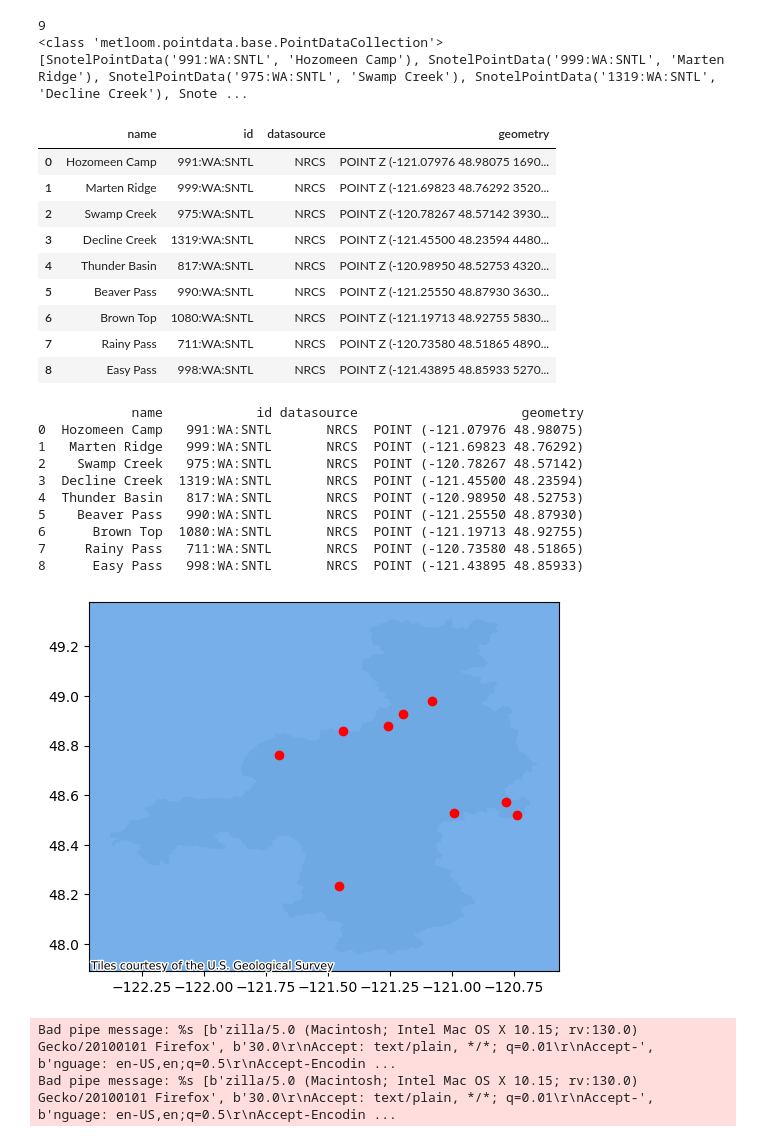
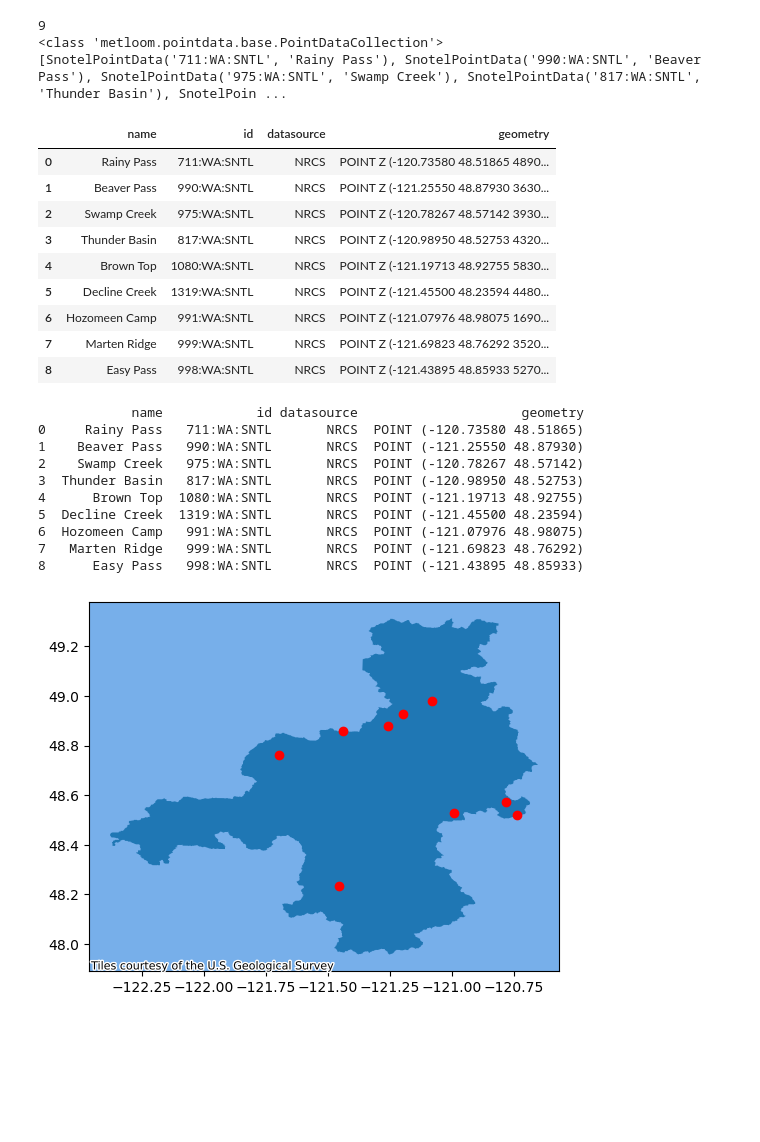
Before and after one commit to jakes44/skagit-met, a Jupyter notebook: notebooks/Plot_snotel.ipynb, the cells around one changed output. Drawn from its saved outputs; the diff is of its cells as text; code cells hidden in the pictures; blank space fills up the shorter version.

```diff
--- a/Plot_snotel.ipynb
+++ b/notebooks/Plot_snotel.ipynb
@@ -9,7 +9,7 @@ from shapely.geometry import Point
 # get stations for the Skagit Basin
 # Find your area
 #sf_path = Path("./data/outline.shp").expanduser()
-sf_path = "./data/GIS/SkagitRiver_BasinBoundary.json"
+sf_path = "../data/GIS/SkagitRiver_BasinBoundary.json"
 sf = gpd.read_file(str(sf_path))
 #sf["name"] = ["Skagit"]
 variables = [SnotelPointData.ALLOWED_VARIABLES.SNOWDEPTH]
@@ -30,7 +30,7 @@ print(points.points)
 # %% [output]
 9
 <class 'metloom.pointdata.base.PointDataCollection'>
-[SnotelPointData('991:WA:SNTL', 'Hozomeen Camp'), SnotelPointData('999:WA:SNTL', 'Marten Ridge'), SnotelPointData('975:WA:SNTL', 'Swamp Creek'), SnotelPointData('1319:WA:SNTL', 'Decline Creek'), Snote ...
+[SnotelPointData('711:WA:SNTL', 'Rainy Pass'), SnotelPointData('990:WA:SNTL', 'Beaver Pass'), SnotelPointData('975:WA:SNTL', 'Swamp Creek'), SnotelPointData('817:WA:SNTL', 'Thunder Basin'), SnotelPoin ...
 # %%
 # buffer - add buffer (in degrees) to extents
 
@@ -47,14 +47,14 @@ df = points.to_dataframe()
 df.head(10)
 # %% [output]
 |  | name | id | datasource | geometry |
-| 0 | Hozomeen Camp | 991:WA:SNTL | NRCS | POINT Z (-121.07976 48.98075 1690... |
-| 1 | Marten Ridge | 999:WA:SNTL | NRCS | POINT Z (-121.69823 48.76292 3520... |
+| 0 | Rainy Pass | 711:WA:SNTL | NRCS | POINT Z (-120.73580 48.51865 4890... |
+| 1 | Beaver Pass | 990:WA:SNTL | NRCS | POINT Z (-121.25550 48.87930 3630... |
 | 2 | Swamp Creek | 975:WA:SNTL | NRCS | POINT Z (-120.78267 48.57142 3930... |
-| 3 | Decline Creek | 1319:WA:SNTL | NRCS | POINT Z (-121.45500 48.23594 4480... |
-| 4 | Thunder Basin | 817:WA:SNTL | NRCS | POINT Z (-120.98950 48.52753 4320... |
-| 5 | Beaver Pass | 990:WA:SNTL | NRCS | POINT Z (-121.25550 48.87930 3630... |
-| 6 | Brown Top | 1080:WA:SNTL | NRCS | POINT Z (-121.19713 48.92755 5830... |
-| 7 | Rainy Pass | 711:WA:SNTL | NRCS | POINT Z (-120.73580 48.51865 4890... |
+| 3 | Thunder Basin | 817:WA:SNTL | NRCS | POINT Z (-120.98950 48.52753 4320... |
+| 4 | Brown Top | 1080:WA:SNTL | NRCS | POINT Z (-121.19713 48.92755 5830... |
+| 5 | Decline Creek | 1319:WA:SNTL | NRCS | POINT Z (-121.45500 48.23594 4480... |
+| 6 | Hozomeen Camp | 991:WA:SNTL | NRCS | POINT Z (-121.07976 48.98075 1690... |
+| 7 | Marten Ridge | 999:WA:SNTL | NRCS | POINT Z (-121.69823 48.76292 3520... |
 | 8 | Easy Pass | 998:WA:SNTL | NRCS | POINT Z (-121.43895 48.85933 5270... |
 # %%
 def remove_z(geom):
@@ -68,29 +68,27 @@ df.geometry = df.geometry.apply(remove_z)
 print(df)
 # %% [output]
             name            id datasource                     geometry
-0  Hozomeen Camp   991:WA:SNTL       NRCS  POINT (-121.07976 48.98075)
-1   Marten Ridge   999:WA:SNTL       NRCS  POINT (-121.69823 48.76292)
+0     Rainy Pass   711:WA:SNTL       NRCS  POINT (-120.73580 48.51865)
+1    Beaver Pass   990:WA:SNTL       NRCS  POINT (-121.25550 48.87930)
 2    Swamp Creek   975:WA:SNTL       NRCS  POINT (-120.78267 48.57142)
-3  Decline Creek  1319:WA:SNTL       NRCS  POINT (-121.45500 48.23594)
-4  Thunder Basin   817:WA:SNTL       NRCS  POINT (-120.98950 48.52753)
-5    Beaver Pass   990:WA:SNTL       NRCS  POINT (-121.25550 48.87930)
-6      Brown Top  1080:WA:SNTL       NRCS  POINT (-121.19713 48.92755)
-7     Rainy Pass   711:WA:SNTL       NRCS  POINT (-120.73580 48.51865)
+3  Thunder Basin   817:WA:SNTL       NRCS  POINT (-120.98950 48.52753)
+4      Brown Top  1080:WA:SNTL       NRCS  POINT (-121.19713 48.92755)
+5  Decline Creek  1319:WA:SNTL       NRCS  POINT (-121.45500 48.23594)
+6  Hozomeen Camp   991:WA:SNTL       NRCS  POINT (-121.07976 48.98075)
+7   Marten Ridge   999:WA:SNTL       NRCS  POINT (-121.69823 48.76292)
 8      Easy Pass   998:WA:SNTL       NRCS  POINT (-121.43895 48.85933)
 # %%
 #df = df.set_crs("EPSG:4326")
 # %%
 
-ax = sf.to_crs("EPSG:4326").plot(alpha=0.1)
+ax = sf.to_crs("EPSG:4326").plot()
 ax = df.plot(ax=ax, color="red")
 ctx.add_basemap(
     ax,
-    #source=ctx.providers.OpenStreetMap.Mapnik,
+    # source=ctx.providers.OpenStreetMap.Mapnik,
     source=ctx.providers.USGS.USTopo,
     crs=df.crs,
     zoom=5
 )
 # %% [output]
-[figure, old version]
+[figure, new version]
-Bad pipe message: %s [b'zilla/5.0 (Macintosh; Intel Mac OS X 10.15; rv:130.0) Gecko/20100101 Firefox', b'30.0\r\nAccept: text/plain, */*; q=0.01\r\nAccept-', b'nguage: en-US,en;q=0.5\r\nAccept-Encodin ...
-Bad pipe message: %s [b'zilla/5.0 (Macintosh; Intel Mac OS X 10.15; rv:130.0) Gecko/20100101 Firefox', b'30.0\r\nAccept: text/plain, */*; q=0.01\r\nAccept-', b'nguage: en-US,en;q=0.5\r\nAccept-Encodin ...
```
Also changed, not shown: 14 other files.
